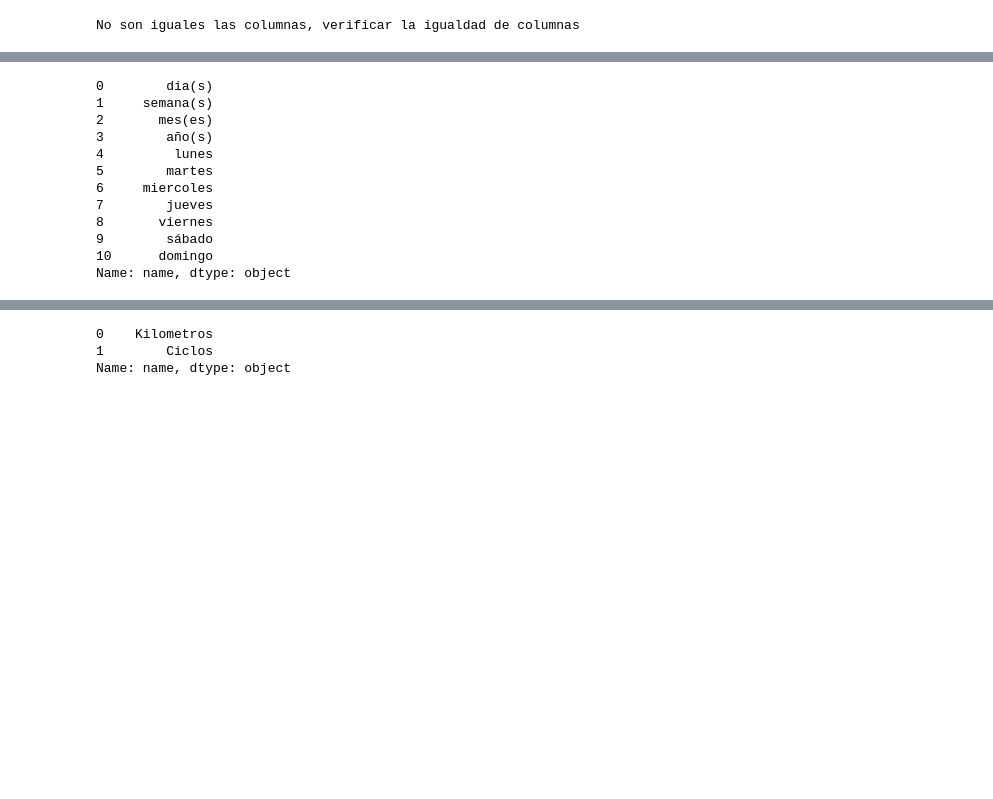
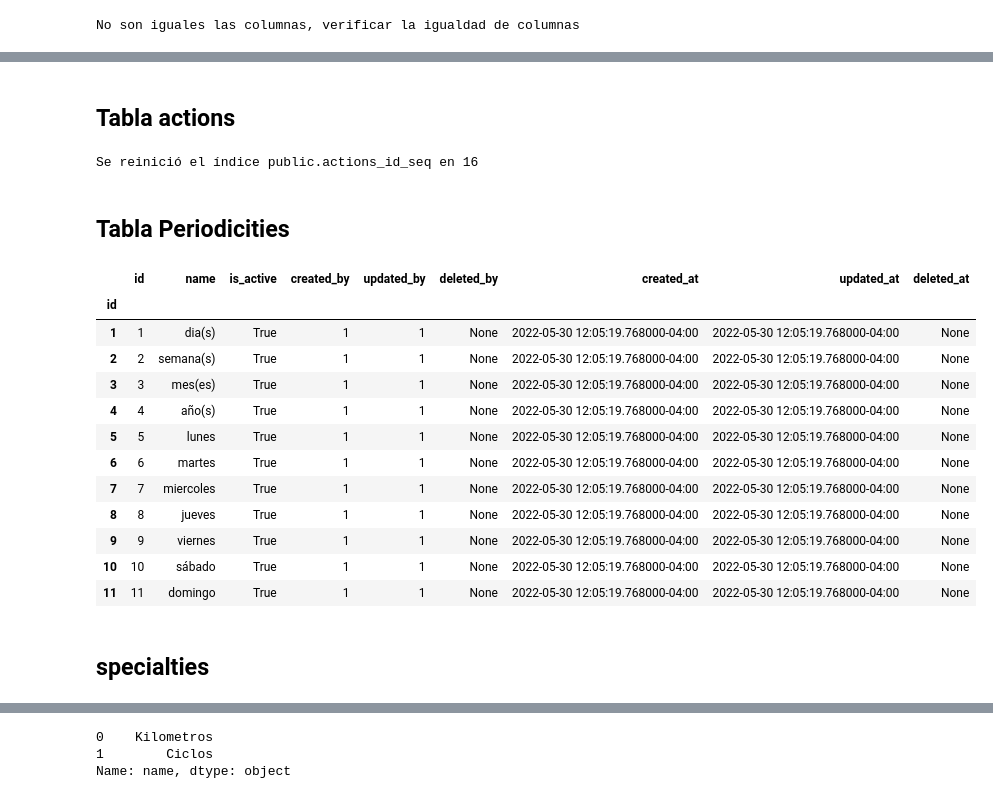
Before and after one commit to raulink/datascience_etcmt, a Jupyter notebook: notebooks/1.script.ipynb, the cells around one changed output, grey strips where cells are left out. Cells and saved outputs as stored; diff of their text form; code cells hidden in the pictures; blank space fills up the shorter version.

Commit message:
avance lunes

```diff
--- a/notebooks/1.script.ipynb
+++ b/notebooks/1.script.ipynb
@@ -725,15 +609,0 @@ Se reinicio indice public.plans_id_seq: en 279
-# %%
-ejecutar_query("select * from periodicities ")['name']
-# %% [output]
-0        dia(s)
-1     semana(s)
-2       mes(es)
-3        año(s)
-4         lunes
-5        martes
-6     miercoles
-7        jueves
-8       viernes
-9        sábado
-10      domingo
-Name: name, dtype: object
@@ -739,0 +612,29 @@ Name: name, dtype: object
+# %% [markdown]
+## Tabla actions
+# %%
+# Tabla actions, darle formato y actualizar en BBDD
+df_action =format_dataframe(df_action,'actions')
+actualizar_tabla_postgres(df_action,'actions','id')
+# %% [output]
+Se reinició el índice public.actions_id_seq en 16
+# %% [markdown]
+## Tabla Periodicities
+# %%
+df_periodicities = obtener_registros(tabla='periodicities')
+df_periodicities
+# %% [output]
+|  | id | name | is_active | created_by | updated_by | deleted_by | created_at | updated_at | deleted_at |
+| id |  |  |  |  |  |  |  |  |  |
+| 1 | 1 | dia(s) | True | 1 | 1 | None | 2022-05-30 12:05:19.768000-04:00 | 2022-05-30 12:05:19.768000-04:00 | None |
+| 2 | 2 | semana(s) | True | 1 | 1 | None | 2022-05-30 12:05:19.768000-04:00 | 2022-05-30 12:05:19.768000-04:00 | None |
+| 3 | 3 | mes(es) | True | 1 | 1 | None | 2022-05-30 12:05:19.768000-04:00 | 2022-05-30 12:05:19.768000-04:00 | None |
+| 4 | 4 | año(s) | True | 1 | 1 | None | 2022-05-30 12:05:19.768000-04:00 | 2022-05-30 12:05:19.768000-04:00 | None |
+| 5 | 5 | lunes | True | 1 | 1 | None | 2022-05-30 12:05:19.768000-04:00 | 2022-05-30 12:05:19.768000-04:00 | None |
+| 6 | 6 | martes | True | 1 | 1 | None | 2022-05-30 12:05:19.768000-04:00 | 2022-05-30 12:05:19.768000-04:00 | None |
+| 7 | 7 | miercoles | True | 1 | 1 | None | 2022-05-30 12:05:19.768000-04:00 | 2022-05-30 12:05:19.768000-04:00 | None |
+| 8 | 8 | jueves | True | 1 | 1 | None | 2022-05-30 12:05:19.768000-04:00 | 2022-05-30 12:05:19.768000-04:00 | None |
+| 9 | 9 | viernes | True | 1 | 1 | None | 2022-05-30 12:05:19.768000-04:00 | 2022-05-30 12:05:19.768000-04:00 | None |
+| 10 | 10 | sábado | True | 1 | 1 | None | 2022-05-30 12:05:19.768000-04:00 | 2022-05-30 12:05:19.768000-04:00 | None |
+| 11 | 11 | domingo | True | 1 | 1 | None | 2022-05-30 12:05:19.768000-04:00 | 2022-05-30 12:05:19.768000-04:00 | None |
+# %% [markdown]
+## specialties
```
Also changed, not shown: parts of 47 cells of this notebook.
